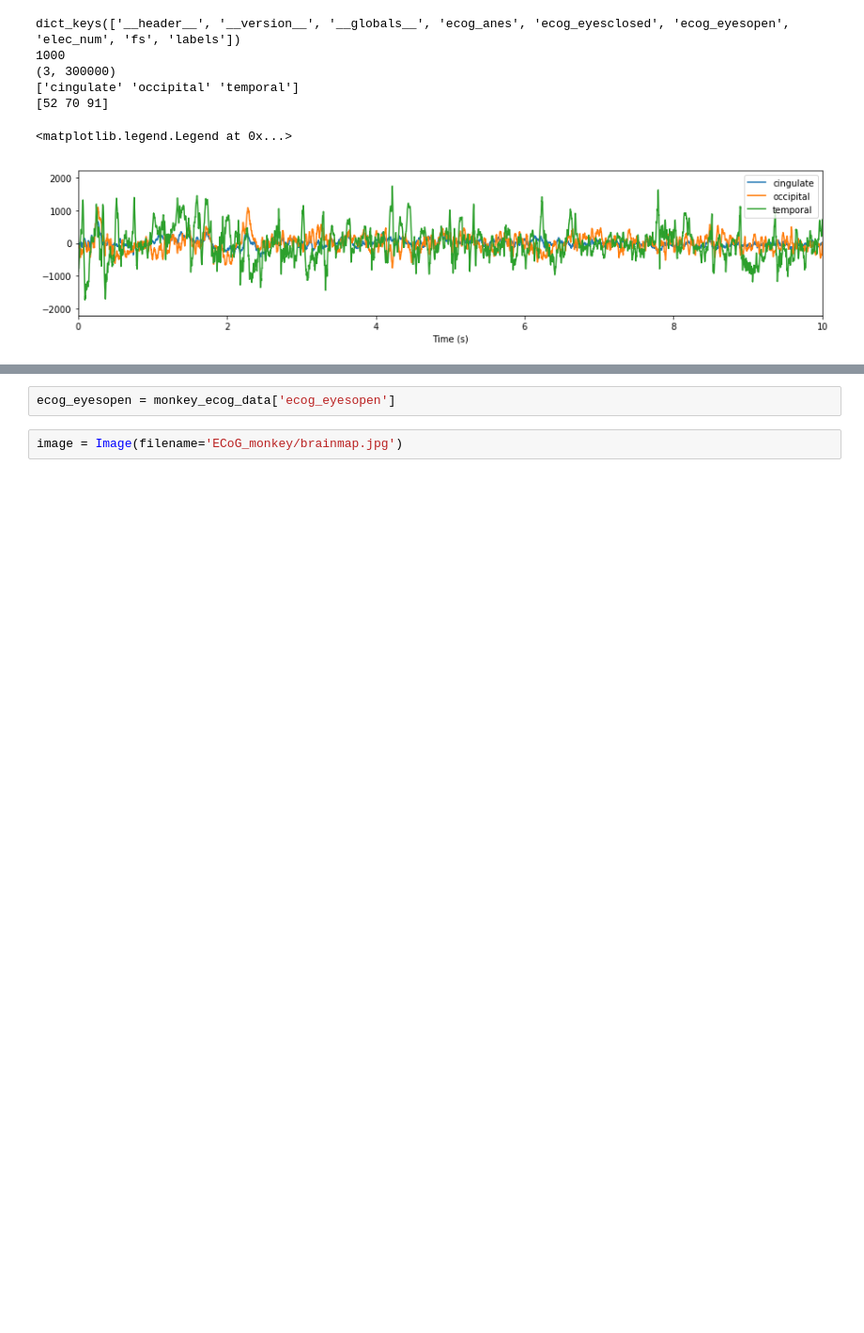
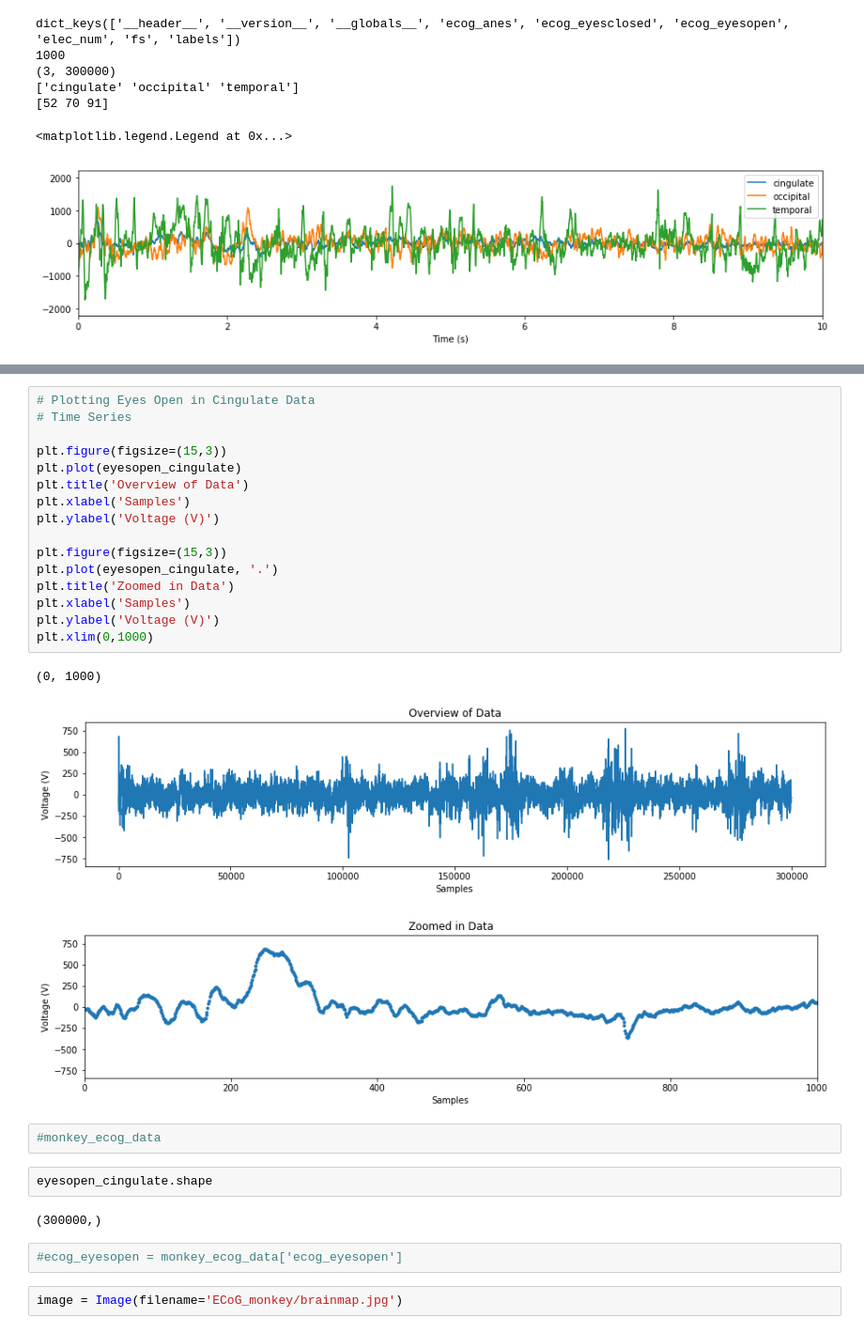
Before and after one commit to vnazlukhanyan/Exploring_Frequency_Comparisons_Across_Cortex, a Jupyter notebook: data_curation-Copy1.ipynb, the cells around one changed output, grey strips where cells are left out. Shown at 94% size. Drawn from its saved outputs; the diff is of its cells as text; blank space fills up the shorter version.

```diff
--- a/data_curation-Copy1.ipynb
+++ b/data_curation-Copy1.ipynb
@@ -66,4 +65,30 @@ monkey_ecog_data
+# %%
+# Plotting Eyes Open in Cingulate Data
+# Time Series
+
+plt.figure(figsize=(15,3))
+plt.plot(eyesopen_cingulate)
+plt.title('Overview of Data')
+plt.xlabel('Samples')
+plt.ylabel('Voltage (V)')
+
+plt.figure(figsize=(15,3))
+plt.plot(eyesopen_cingulate, '.')
+plt.title('Zoomed in Data')
+plt.xlabel('Samples')
+plt.ylabel('Voltage (V)')
+plt.xlim(0,1000)
+# %% [output]
+(0, 1000)
+[figure, added]
+[figure, added]
+# %%
+#monkey_ecog_data
+# %%
+eyesopen_cingulate.shape
+# %% [output]
+(300000,)
 # %%
-ecog_eyesopen = monkey_ecog_data['ecog_eyesopen']
+#ecog_eyesopen = monkey_ecog_data['ecog_eyesopen']
 # %%
 image = Image(filename='ECoG_monkey/brainmap.jpg')
```
Also changed, not shown: parts of 9 cells of this notebook.
